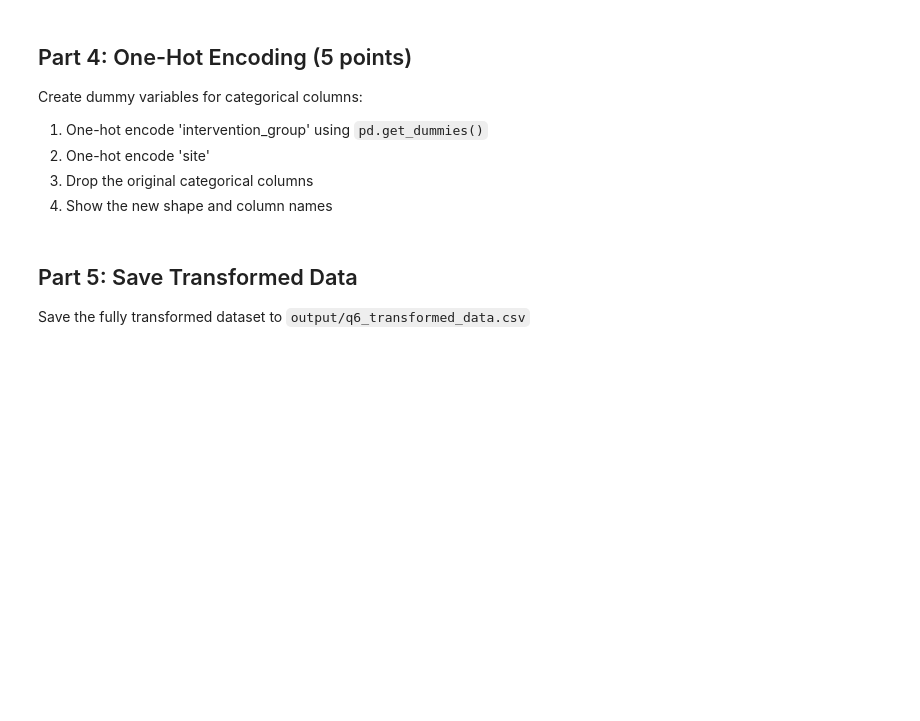
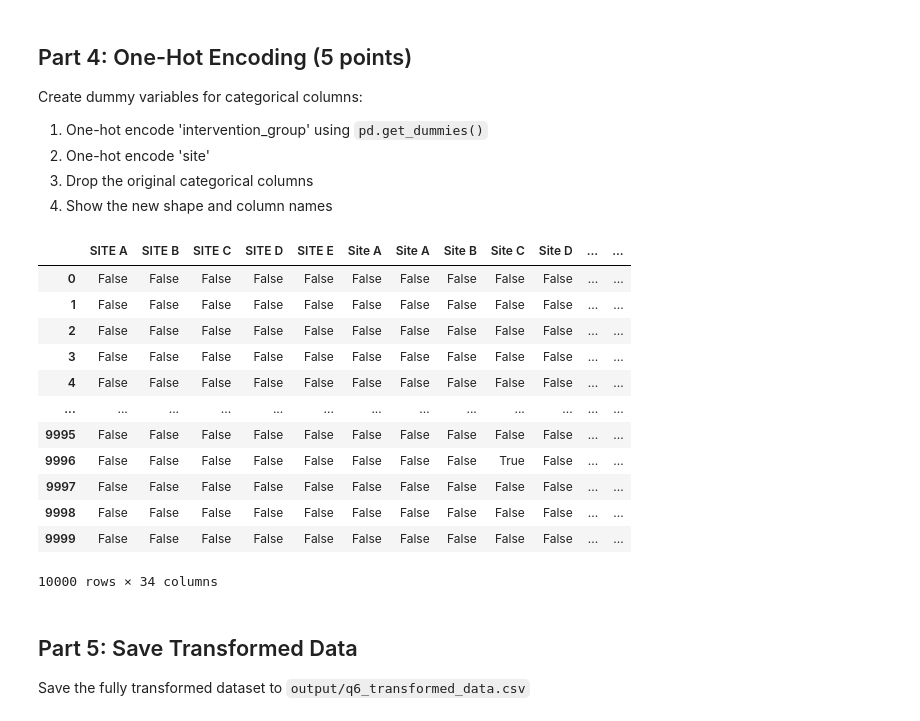
Before and after one commit to UCSF-DataSci/ds217-midterm-Dellaraam, a Jupyter notebook: q6_transformation.ipynb, the cells around one changed output. Drawn from its saved outputs; the diff is of its cells as text; code cells hidden in the pictures; blank space fills up the shorter version.

```diff
--- a/q6_transformation.ipynb
+++ b/q6_transformation.ipynb
@@ -14,7 +14,7 @@ import matplotlib.pyplot as plt
 # Import utilities
 from q3_data_utils import load_data, clean_data, transform_types, create_bins, fill_missing
 
-df = load_data('data/clinical_trial_raw.csv')
+df = clean_data(load_data('data/clinical_trial_raw.csv'))
 print(f"Loaded {len(df)} patients")
 
 # Prewritten visualization functions for transformation analysis
@@ -135,6 +202,24 @@ Create dummy variables for categorical columns:
 4. Show the new shape and column names
 # %%
 # TODO: One-hot encoding
+pd.get_dummies(df['intervention_group'])
+pd.get_dummies(df['site'])
+
+#df.shape
+# %% [output]
+|  | SITE A | SITE B | SITE C | SITE D | SITE E | Site A | Site A | Site B | Site C | Site D | ... | ... |
+| 0 | False | False | False | False | False | False | False | False | False | False | ... | ... |
+| 1 | False | False | False | False | False | False | False | False | False | False | ... | ... |
+| 2 | False | False | False | False | False | False | False | False | False | False | ... | ... |
+| 3 | False | False | False | False | False | False | False | False | False | False | ... | ... |
+| 4 | False | False | False | False | False | False | False | False | False | False | ... | ... |
+| ... | ... | ... | ... | ... | ... | ... | ... | ... | ... | ... | ... | ... |
+| 9995 | False | False | False | False | False | False | False | False | False | False | ... | ... |
+| 9996 | False | False | False | False | False | False | False | False | True | False | ... | ... |
+| 9997 | False | False | False | False | False | False | False | False | False | False | ... | ... |
+| 9998 | False | False | False | False | False | False | False | False | False | False | ... | ... |
+| 9999 | False | False | False | False | False | False | False | False | False | False | ... | ... |
+10000 rows × 34 columns
 # %% [markdown]
 ## Part 5: Save Transformed Data
 
```
Also changed, not shown: parts of 9 cells of this notebook, 5 other files.
